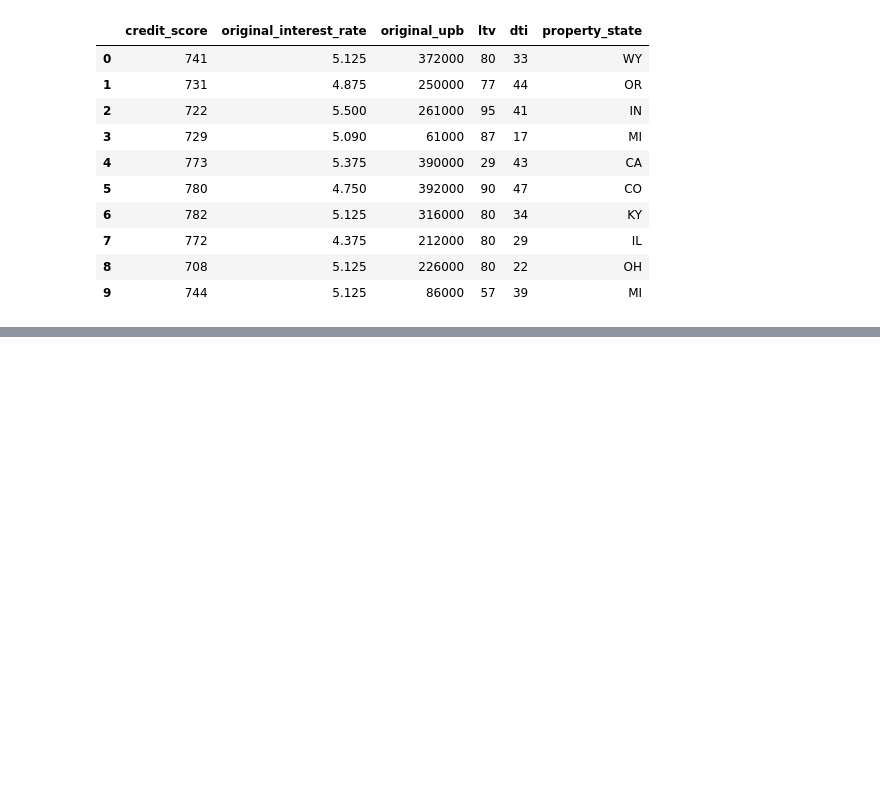
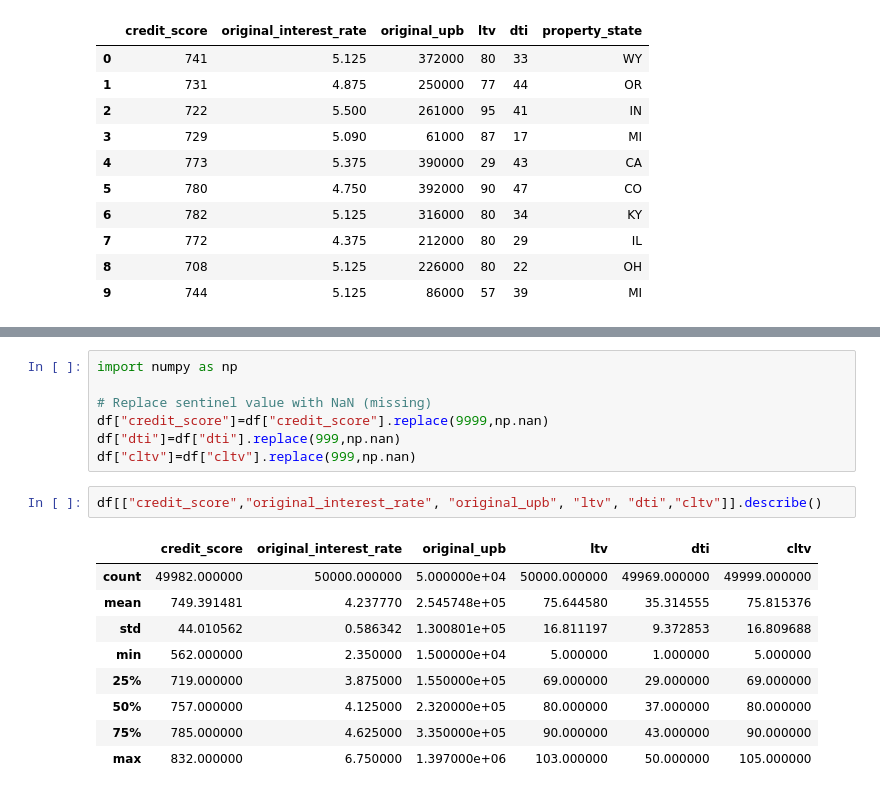
Before and after one commit to dixitbhavin/mbs-prepayment-ml, a Jupyter notebook: 01_load_data.ipynb, the cells around one changed output, grey strips where cells are left out. Saved outputs shown, nothing was run; the diff lists cells and outputs as text; blank space fills up the shorter version.

```diff
--- a/01_load_data.ipynb
+++ b/01_load_data.ipynb
@@ -61,0 +72,19 @@ df[["credit_score","original_interest_rate", "original_upb", "ltv", "dti", "prop
+# %%
+import numpy as np
+
+# Replace sentinel value with NaN (missing)
+df["credit_score"]=df["credit_score"].replace(9999,np.nan)
+df["dti"]=df["dti"].replace(999,np.nan)
+df["cltv"]=df["cltv"].replace(999,np.nan)
+# %%
+df[["credit_score","original_interest_rate", "original_upb", "ltv", "dti","cltv"]].describe()
+# %% [output]
+|  | credit_score | original_interest_rate | original_upb | ltv | dti | cltv |
+| count | 49982.000000 | 50000.000000 | 5.000000e+04 | 50000.000000 | 49969.000000 | 49999.000000 |
+| mean | 749.391481 | 4.237770 | 2.545748e+05 | 75.644580 | 35.314555 | 75.815376 |
+| std | 44.010562 | 0.586342 | 1.300801e+05 | 16.811197 | 9.372853 | 16.809688 |
+| min | 562.000000 | 2.350000 | 1.500000e+04 | 5.000000 | 1.000000 | 5.000000 |
+| 25% | 719.000000 | 3.875000 | 1.550000e+05 | 69.000000 | 29.000000 | 69.000000 |
+| 50% | 757.000000 | 4.125000 | 2.320000e+05 | 80.000000 | 37.000000 | 80.000000 |
+| 75% | 785.000000 | 4.625000 | 3.350000e+05 | 90.000000 | 43.000000 | 90.000000 |
+| max | 832.000000 | 6.750000 | 1.397000e+06 | 103.000000 | 50.000000 | 105.000000 |
```
Also changed, not shown: parts of 6 cells of this notebook.
